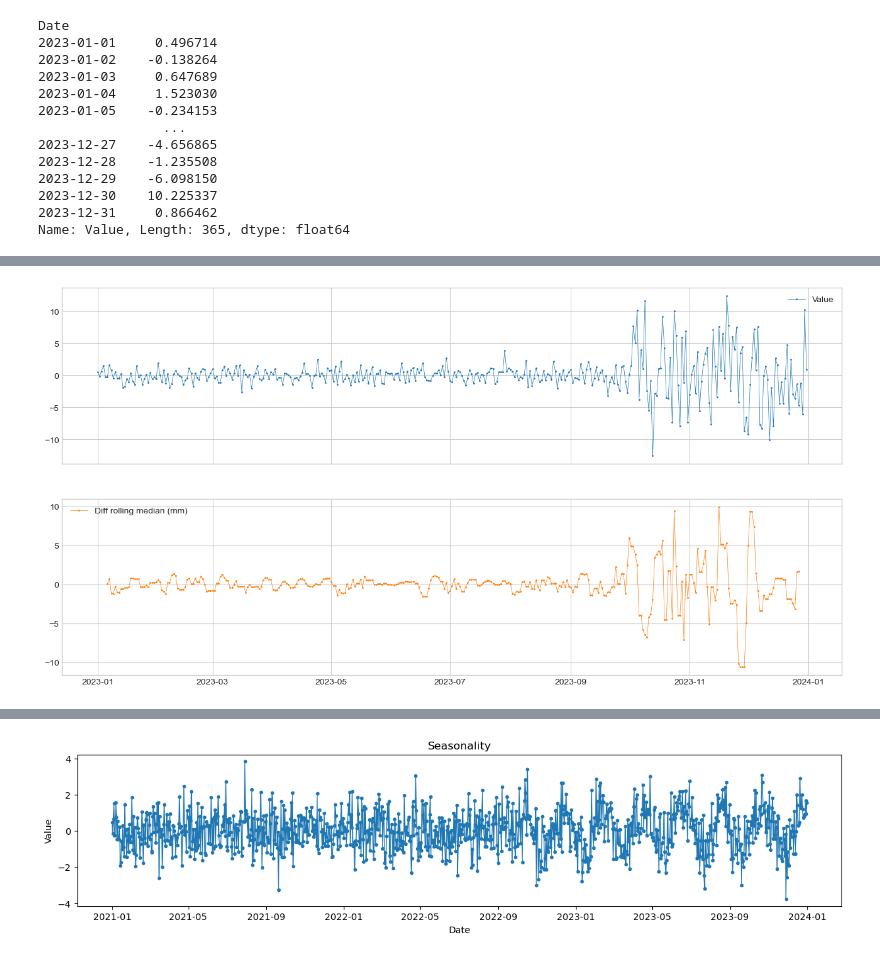
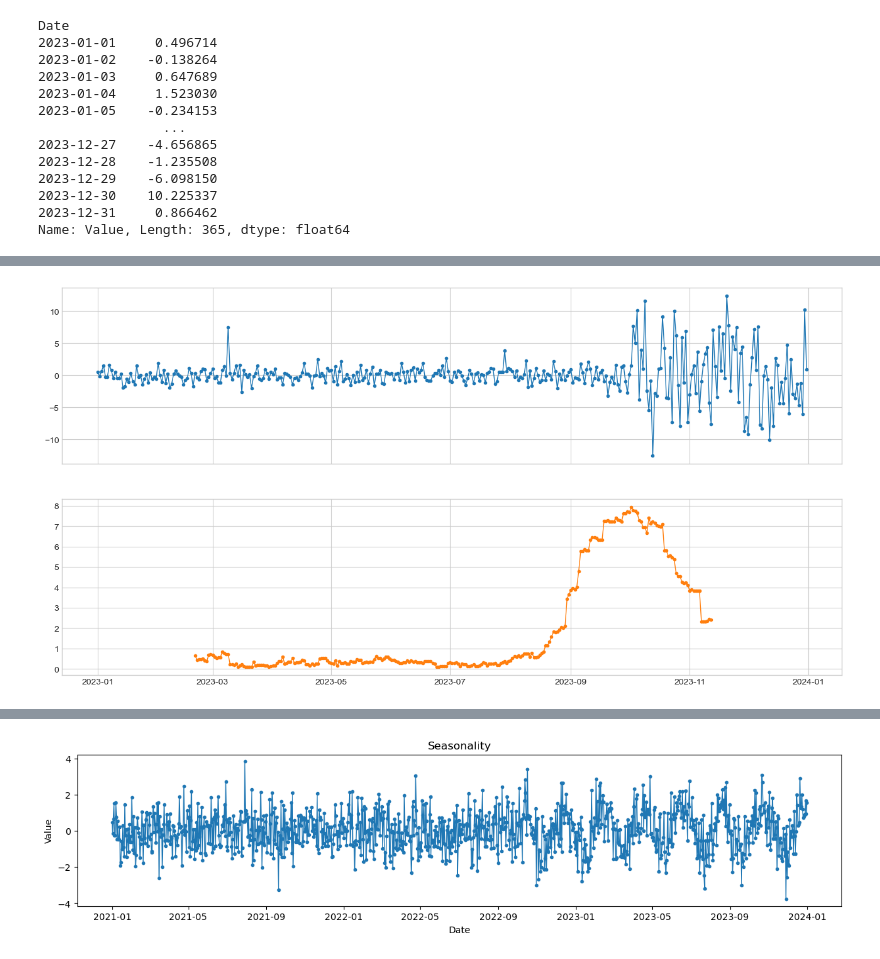
Before and after one commit to hzf125521/adtk, a Jupyter notebook: _test_not_for_use/Anomaly Types.ipynb, the cells around one changed output, grey strips where cells are left out. Cells and saved outputs as stored; diff of their text form; code cells hidden in the pictures.

```diff
--- a/_test_not_for_use/Anomaly Types.ipynb
+++ b/_test_not_for_use/Anomaly Types.ipynb
@@ -180,6 +197,11 @@ change_date = datetime(2023, 9, 26)
 change_index = date_range.get_loc(change_date)
 data_values[change_index:] += np.random.normal(0, 5, len(data_values) - change_index)  # 添加随机扰动
 
+data_values[date_range == datetime(2023, 3, 9)] = 7.5
+
+
+
+
 # 创建数据框
 df = pd.DataFrame({'Date': date_range, 'Value': data_values})
 
@@ -190,5 +212,6 @@ plt.title('Pattern Change')
 plt.xlabel('Date')
 plt.ylabel('Value')
 
+plt.grid(False)
 plt.show()
 # %% [output]
@@ -216,9 +239,10 @@ s = validate_series(df)
 # %%
 from src.adtk.transformer import DoubleRollingAggregate
 s_transformed = DoubleRollingAggregate(
-    agg="median",
-    window=5,
-    diff="diff").transform(s).rename("Diff rolling median (mm)")
+    agg="quantile",
+    agg_params={"q": [0.1, 0.5, 0.9]},
+    window=50,
+    diff="l2").transform(s).rename("Diff rolling quantiles (mm)")
 s_transformed
 # %% [output]
 Date
@@ -237,4 +261,4 @@ Freq: D, Name: Diff rolling median (mm), Length: 365, dtype: float64
 # %%
-plot(pd.concat([s, s_transformed], axis=1));
+plot(pd.concat([s, s_transformed], axis=1), ts_markersize=6, ts_linewidth=1, legend=False);
 # %% [output]
-[figure, old version]
+[figure, new version]
```
Also changed, not shown: parts of 11 cells of this notebook.
